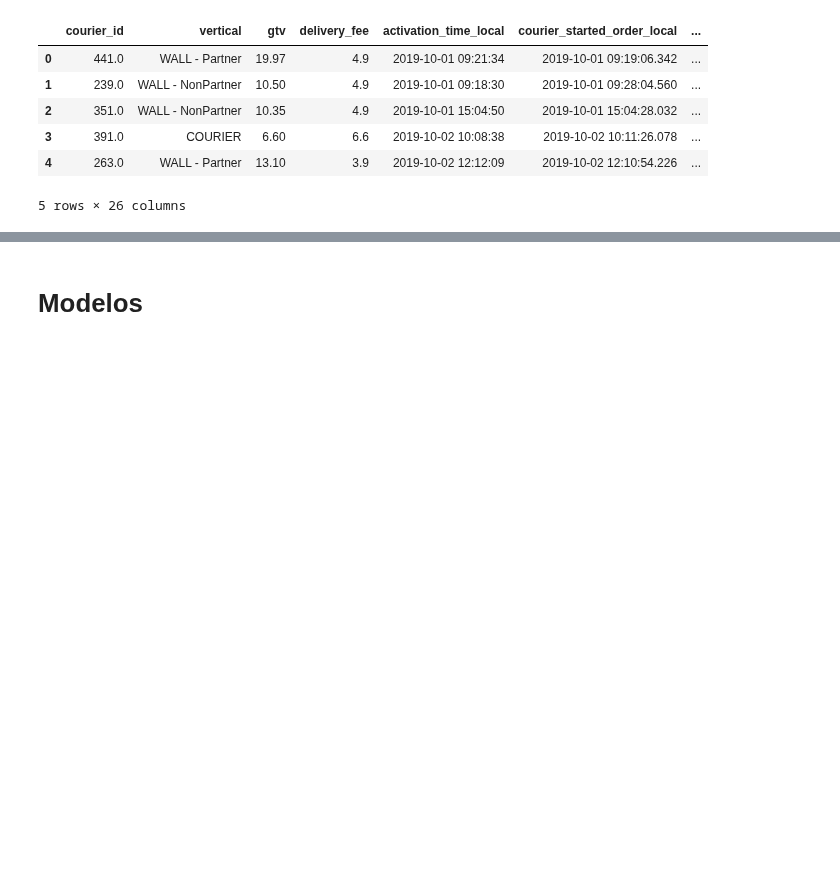
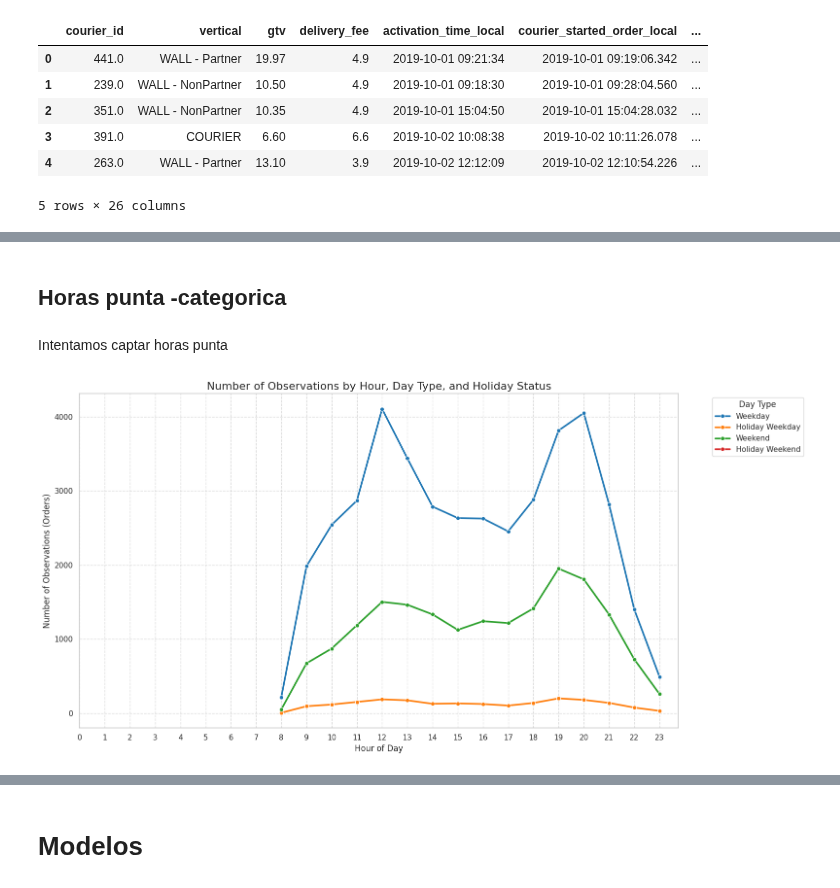
Before and after one commit to antni201204/Glovo_reto, a Jupyter notebook: GLOVO.ipynb, the cells around one changed output, grey strips where cells are left out. Cells and saved outputs as stored; diff of their text form; code cells hidden in the pictures; blank space fills up the shorter version.

```diff
--- a/GLOVO.ipynb
+++ b/GLOVO.ipynb
@@ -650,3 +681,9 @@ df_clean['store'].head()
 | 3 | 48.8596646_2.2856938 |
 | 4 | 48.8634168_2.36124 |
 dtype: object
+# %%
+# 1. Check the actual cardinality and frequency distribution
+store_counts = df_clean['store'].value_counts()
+print(f"Unique stores: {len(store_counts)}")
+print(f"Stores with <5 orders: {(store_counts < 5).sum()}")
+print(store_counts.describe())
@@ -652,0 +702,5 @@ dtype: object
+# %%
+min_orders = 10
+frequent_stores = store_counts[store_counts >= min_orders].index
+df_clean['store'] = df_clean['store'].where(df_clean['store'].isin(frequent_stores), 'other_store')
+print(df_clean['store'].nunique())
@@ -761,2 +817,57 @@ Data columns (total 31 columns):
 dtypes: datetime64[ns](5), float64(16), int32(2), int64(4), object(4)
 memory usage: 14.0+ MB
+# %% [markdown]
+## Horas punta -categorica
+# %% [markdown]
+Intentamos captar horas punta
+# %%
+import holidays
+import matplotlib.pyplot as plt
+import seaborn as sns
+
+# 1. Create 'is_weekend' feature (0 for weekday, 1 for weekend)
+# day_of_week: Monday=0, Sunday=6
+df_clean['is_weekend'] = df_clean['day_of_week'].isin([5, 6])
+
+# 2. Create 'is_holiday' feature
+# Assuming data is for 2019, as per previous EDA plots
+fr_holidays = holidays.France(years=2019)
+df_clean['is_holiday'] = df_clean['activation_time_local'].dt.date.isin(fr_holidays)
+
+# 3. Create a combined 'day_type' categorical variable
+def get_day_type(row):
+    if row['is_weekend'] and row['is_holiday']:
+        return 'Holiday Weekend'
+    elif row['is_weekend']:
+        return 'Weekend'
+    elif row['is_holiday']: # This means it's a weekday and a holiday
+        return 'Holiday Weekday'
+    else:
+        return 'Weekday'
+
+df_clean['day_type'] = df_clean.apply(get_day_type, axis=1)
+
+# 4. Group data to get observation counts per hour for each day_type
+hourly_day_type_counts = df_clean.groupby(['hour_of_day', 'day_type']).size().reset_index(name='order_count')
+
+# Define a specific order for 'day_type' for consistent plotting
+day_type_order = ['Weekday', 'Holiday Weekday', 'Weekend', 'Holiday Weekend']
+hourly_day_type_counts['day_type'] = pd.Categorical(hourly_day_type_counts['day_type'], categories=day_type_order, ordered=True)
+
+# Sort for better line plot drawing
+hourly_day_type_counts = hourly_day_type_counts.sort_values(by=['day_type', 'hour_of_day'])
+
+# 5. Create the line plot
+plt.figure(figsize=(16, 8))
+sns.lineplot(data=hourly_day_type_counts, x='hour_of_day', y='order_count', hue='day_type', marker='o', palette='tab10', linewidth=2.5)
+
+plt.title('Number of Observations by Hour, Day Type, and Holiday Status', fontsize=16)
+plt.xlabel('Hour of Day', fontsize=12)
+plt.ylabel('Number of Observations (Orders)', fontsize=12)
+plt.xticks(range(0, 24))
+plt.grid(True, linestyle='--', alpha=0.7)
+plt.legend(title='Day Type', bbox_to_anchor=(1.05, 1), loc='upper left')
+plt.tight_layout()
+plt.show()
+# %% [output]
+[figure, added]
```
Also changed, not shown: parts of 65 cells of this notebook.
